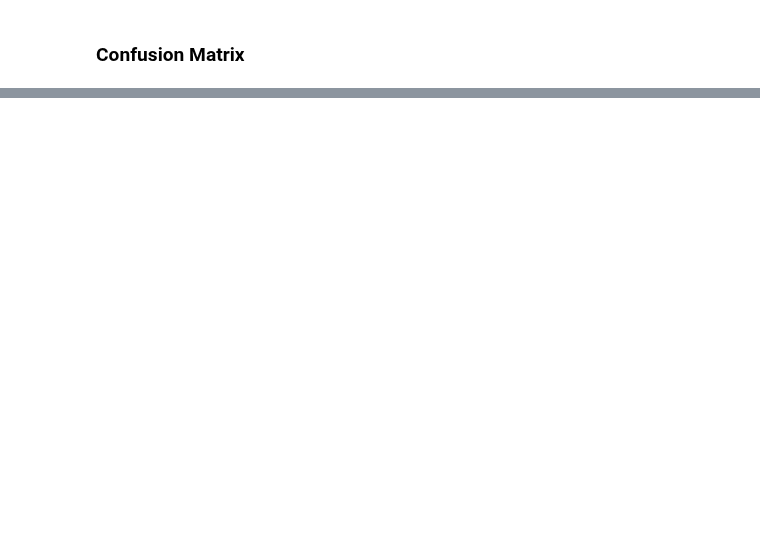
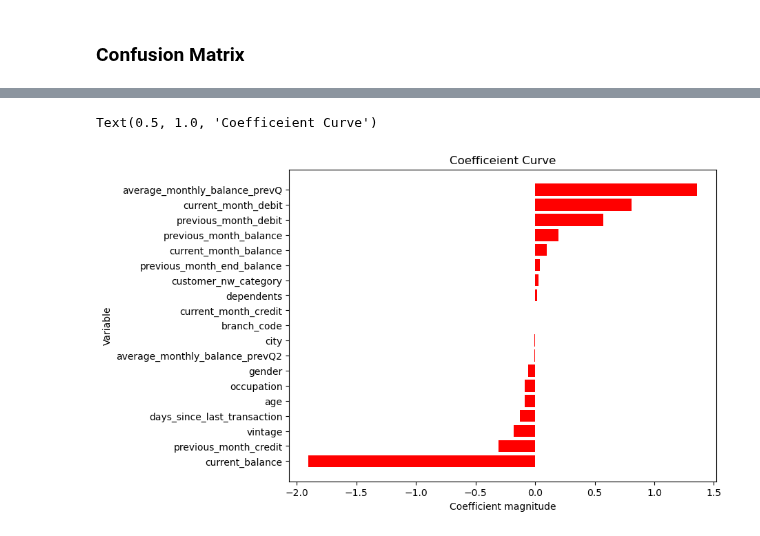
Before and after one commit to VelampalepuRohitAnjaniKumar/Machine-Learning-, a Jupyter notebook: Logistic Regression/logistic_Regression _model.ipynb, the cells around one changed output, grey strips where cells are left out. Cells and saved outputs as stored; diff of their text form; code cells hidden in the pictures; blank space fills up the shorter version.

```diff
--- a/Logistic Regression/logistic_Regression _model.ipynb
+++ b/Logistic Regression/logistic_Regression _model.ipynb
@@ -145,0 +259,14 @@ recall
+# %%
+#arranging data
+
+c=classifier.coef_.reshape(-1)
+x=X.columns
+coeff_plot=pd.DataFrame({'Coefficients':c,
+                         'Variable':x
+                        })
+
+
+#sorrting values
+
+coeff_plot=coeff_plot.sort_values(by='Coefficients')
+coeff_plot
@@ -145,0 +291,12 @@ recall
+# %%
+#plotting
+
+
+plt.figure(figsize=(8,6),dpi=100)
+plt.barh(coeff_plot['Variable'],coeff_plot['Coefficients'],color='red')
+plt.xlabel("Coefficient magnitude")
+plt.ylabel("Variable")
+plt.title('Coefficeient Curve')
+# %% [output]
+Text(0.5, 1.0, 'Coefficeient Curve')
+[figure, added]
```
Also changed, not shown: parts of 22 cells of this notebook.
